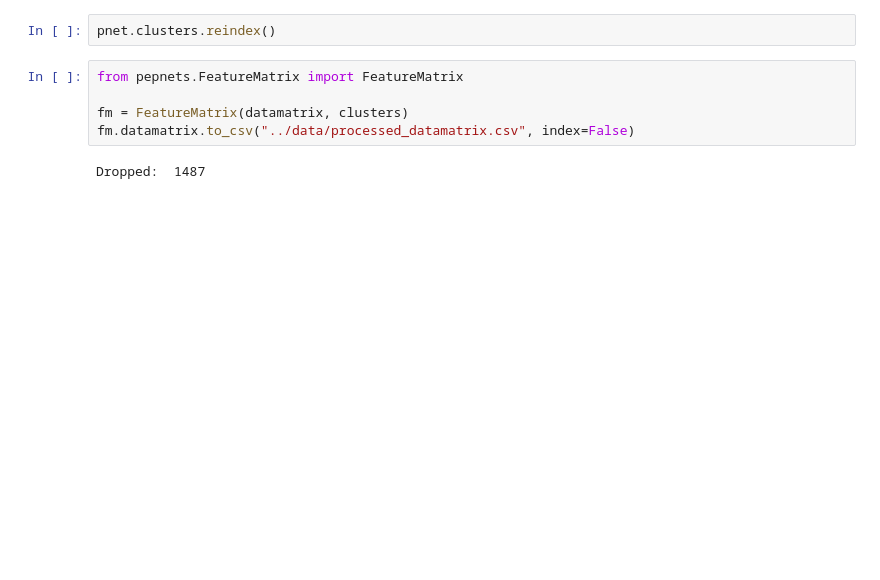
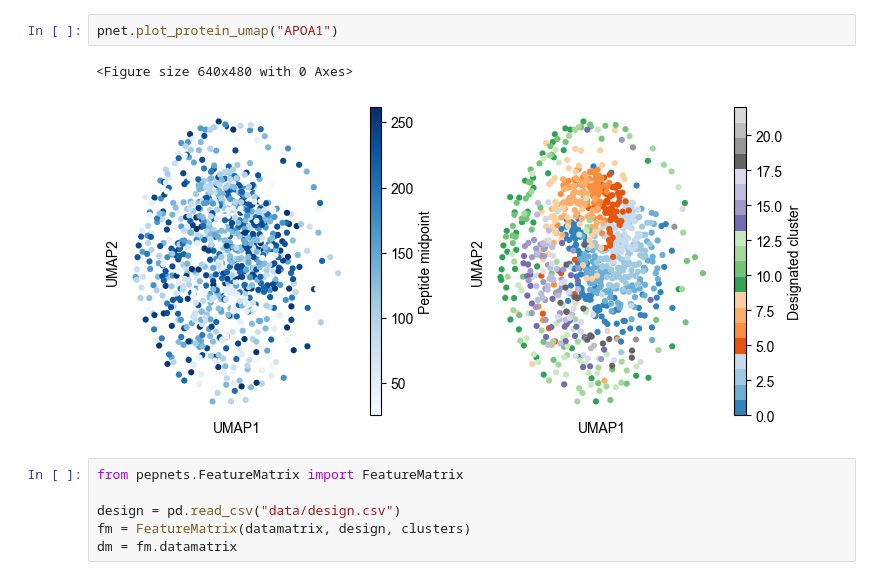
Before and after one commit to ErikHartman/pepnets, a Jupyter notebook: notebooks/example.ipynb, the cells around one changed output. Saved outputs shown, nothing was run; the diff lists cells and outputs as text; blank space fills up the shorter version.

```diff
--- a/notebooks/example.ipynb
+++ b/notebooks/example.ipynb
@@ -59,11 +38,13 @@ pnet.plot_protein("APOA1", save_str="../plots/APOA1.png")
-# %%
-pnet.clusters.reindex()
+# %%
+pnet.plot_protein_umap("APOA1")
+# %% [output]
+<Figure size 640x480 with 0 Axes>
+[figure, added]
 # %%
 from pepnets.FeatureMatrix import FeatureMatrix
 
-fm = FeatureMatrix(datamatrix, clusters)
-fm.datamatrix.to_csv("../data/processed_datamatrix.csv", index=False)
+design = pd.read_csv("data/design.csv")
+fm = FeatureMatrix(datamatrix, design, clusters)
+dm = fm.datamatrix
-# %% [output]
-Dropped:  1487
 # %%
 from pepnets.PeptiGrams import PeptiGram
```
Also changed, not shown: parts of 7 cells of this notebook, 30 other files.
